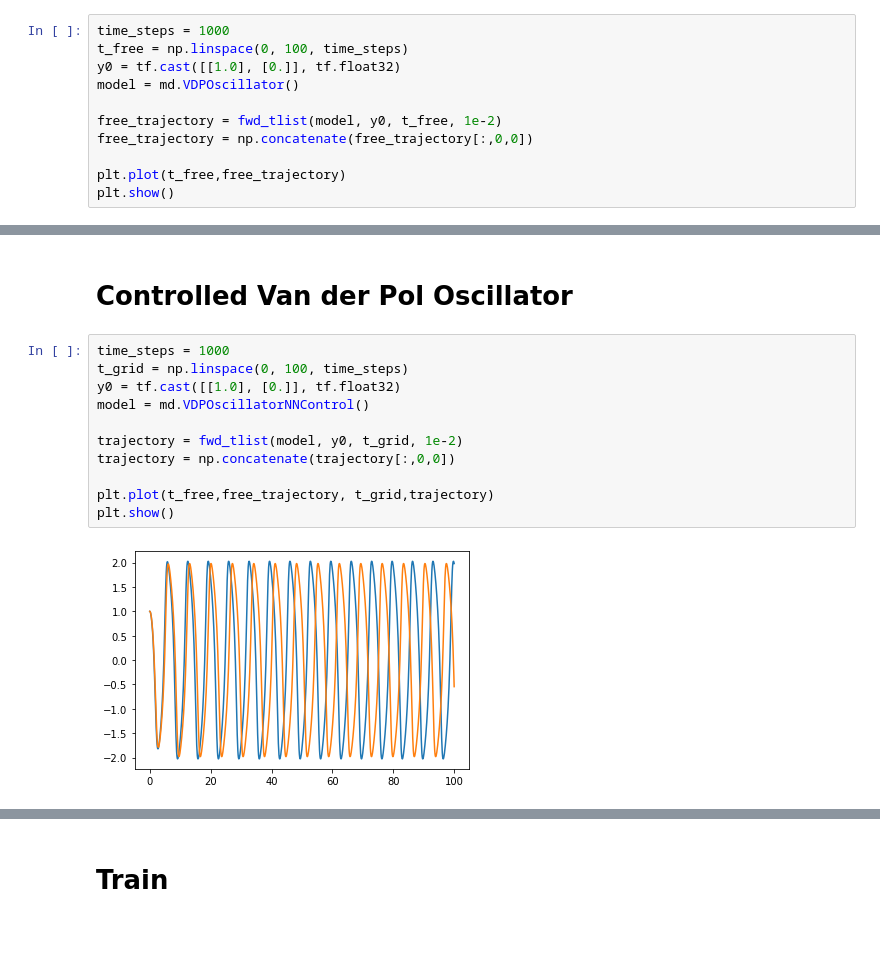
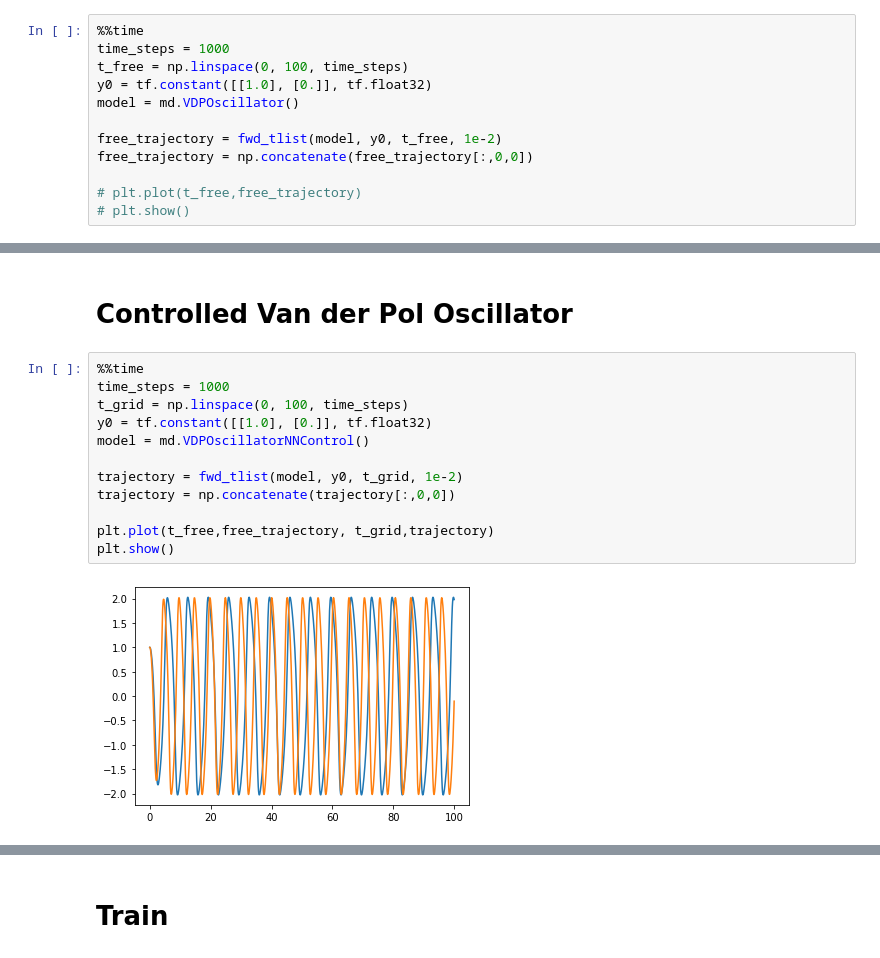
Before and after one commit to rdbrackston/NN-control, a Jupyter notebook: notebooks/control_problems.ipynb, the cells around one changed output, grey strips where cells are left out. Saved outputs shown, nothing was run; the diff lists cells and outputs as text.

```diff
--- a/notebooks/control_problems.ipynb
+++ b/notebooks/control_problems.ipynb
@@ -25,14 +39,15 @@ importlib.reload(sys.modules['utilities'])
 # %% [markdown]
 # Van der Pol Oscillator
 # %%
+%%time
 time_steps = 1000
 t_free = np.linspace(0, 100, time_steps)
-y0 = tf.cast([[1.0], [0.]], tf.float32)
+y0 = tf.constant([[1.0], [0.]], tf.float32)
 model = md.VDPOscillator()
 
 free_trajectory = fwd_tlist(model, y0, t_free, 1e-2)
 free_trajectory = np.concatenate(free_trajectory[:,0,0])
 
-plt.plot(t_free,free_trajectory)
-plt.show()
+# plt.plot(t_free,free_trajectory)
+# plt.show()
 # %% [output]
@@ -40,15 +56,16 @@ plt.show()
 # %% [markdown]
 # Controlled Van der Pol Oscillator
 # %%
+%%time
 time_steps = 1000
 t_grid = np.linspace(0, 100, time_steps)
-y0 = tf.cast([[1.0], [0.]], tf.float32)
+y0 = tf.constant([[1.0], [0.]], tf.float32)
 model = md.VDPOscillatorNNControl()
 
 trajectory = fwd_tlist(model, y0, t_grid, 1e-2)
 trajectory = np.concatenate(trajectory[:,0,0])
 
 plt.plot(t_free,free_trajectory, t_grid,trajectory)
 plt.show()
 # %% [output]
-[figure, old version]
+[figure, new version]
```
Also changed, not shown: parts of 9 cells of this notebook.
